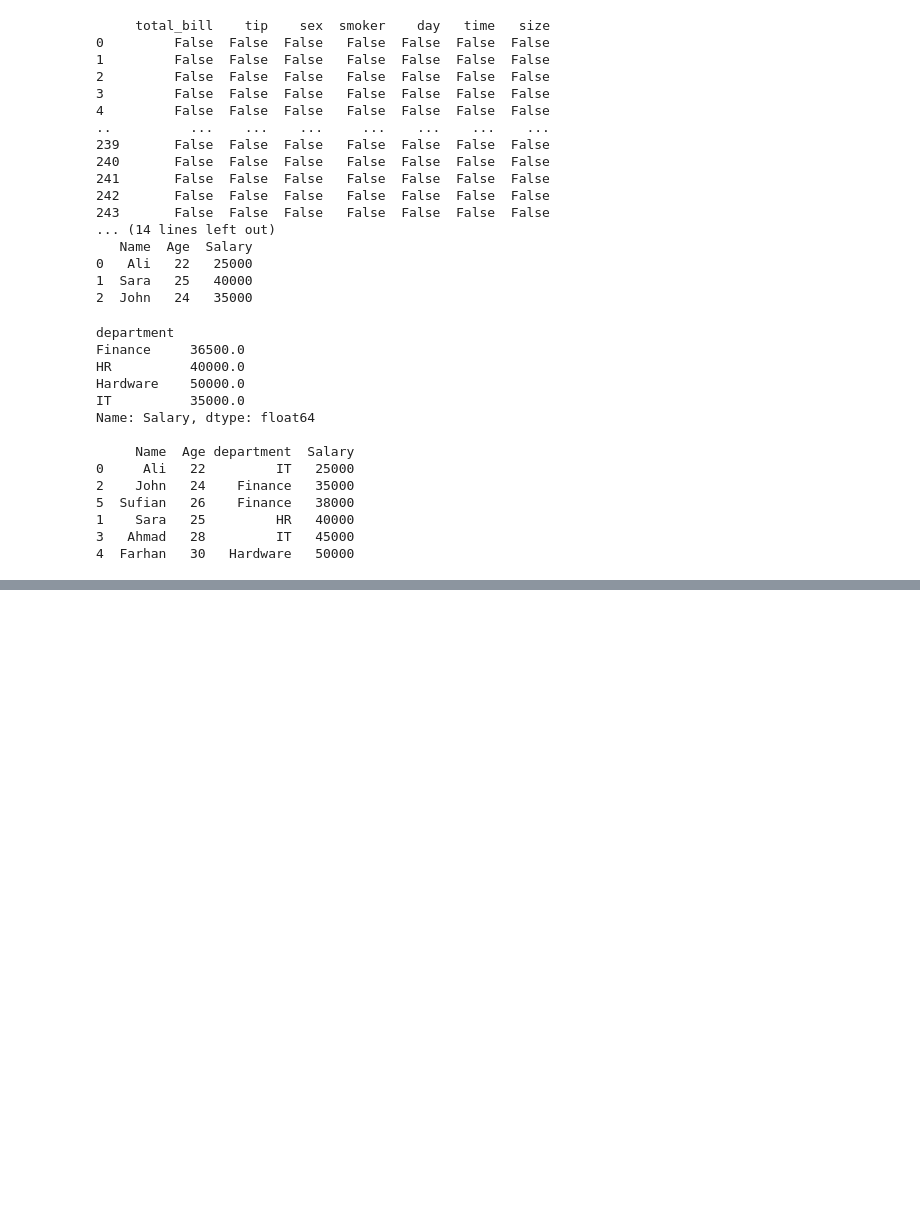
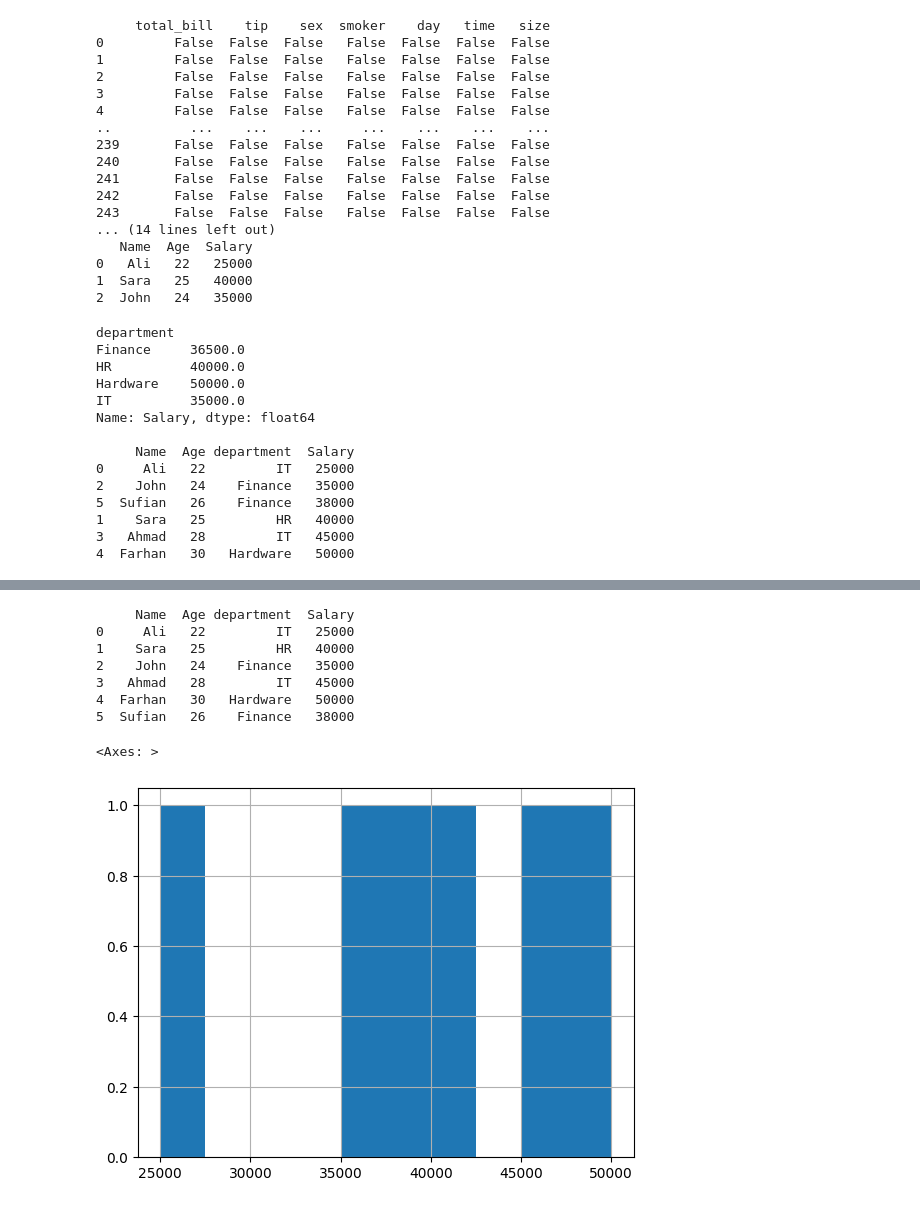
Before and after one commit to Minhaj078/AI-ML_Weekly_Prep, a Jupyter notebook: Week1/Day1.ipynb, the cells around one changed output, grey strips where cells are left out. Saved outputs shown, nothing was run; the diff lists cells and outputs as text; code cells hidden in the pictures; blank space fills up the shorter version.

Commit message:
broadcasting, plots, seaborn added

```diff
--- a/Week1/Day1.ipynb
+++ b/Week1/Day1.ipynb
@@ -443,0 +489,18 @@ Name: Salary, dtype: float64
+# %%
+df = pd.DataFrame({
+    "Name" : ["A","B","C","D","E"],
+    "Marks" : [90,89,91,None,None]
+})
+print(df)
+
+print(df.iloc[0:2])
+
+print(df["Marks"])
+
+print(df[df["Marks"] > 89])
+
+print(df.isnull())
+
+df = (df.fillna(df["Marks"].mean()))
+print(df)
+print(df.sort_values("Marks", ascending=False))
@@ -443,0 +532,13 @@ Name: Salary, dtype: float64
+# %%
+print(df)
+df["Salary"].hist()
+# %% [output]
+     Name  Age department  Salary
+0     Ali   22         IT   25000
+1    Sara   25         HR   40000
+2    John   24    Finance   35000
+3   Ahmad   28         IT   45000
+4  Farhan   30   Hardware   50000
+5  Sufian   26    Finance   38000
+<Axes: >
+[figure, added]
```
Also changed, not shown: parts of 13 cells of this notebook, 5 other files.
